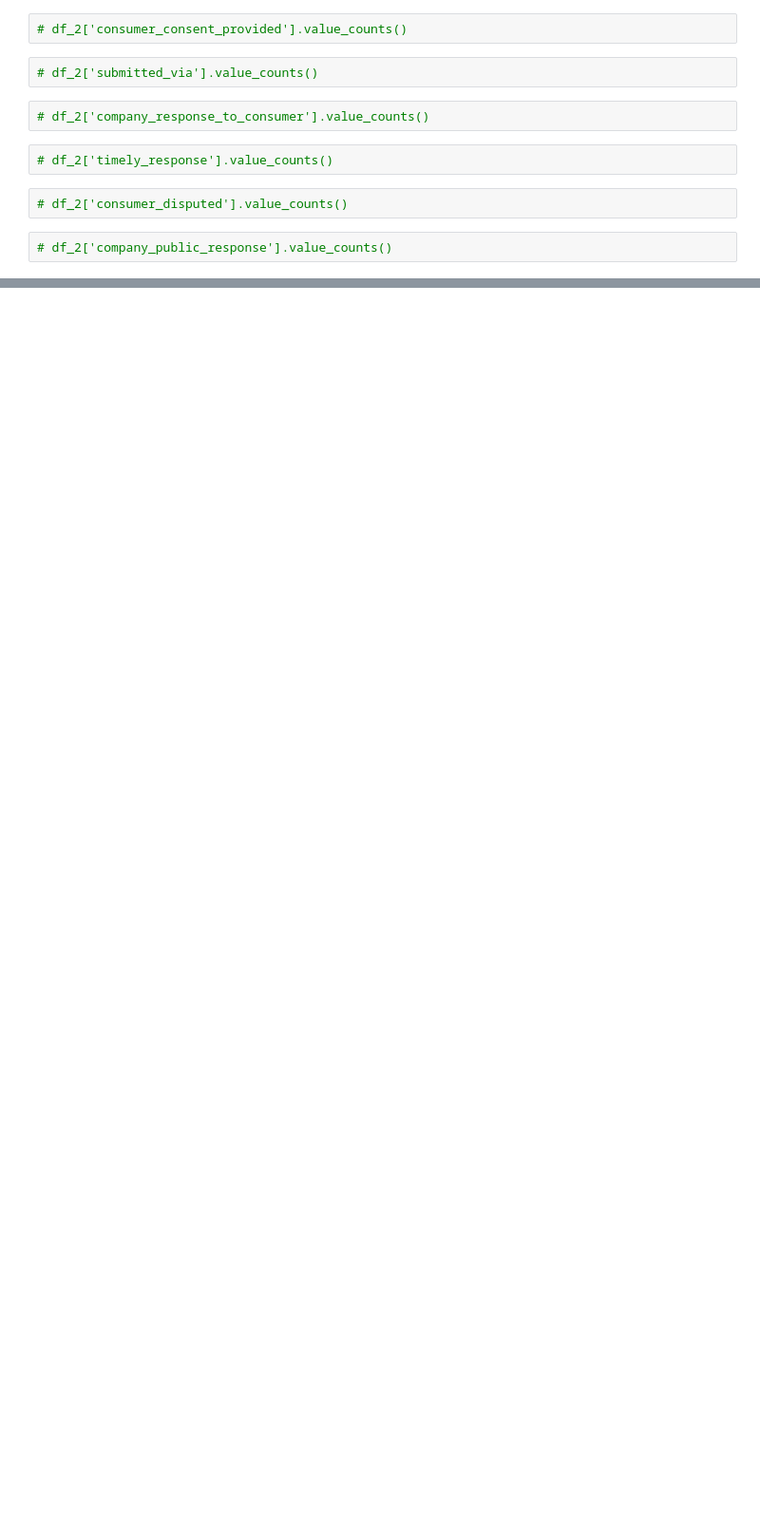
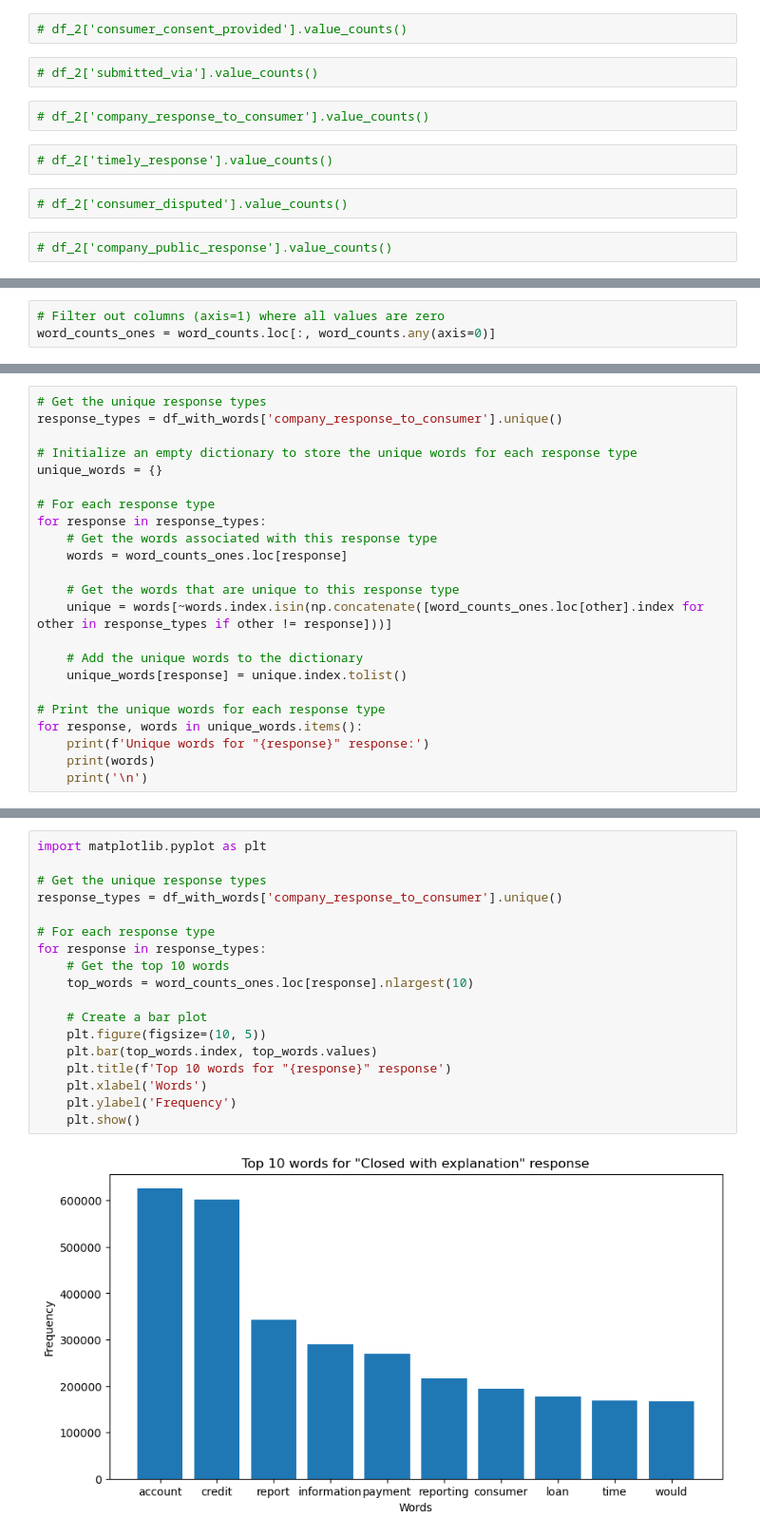
Before and after one commit to DATA-TRAC/consumer-complaint-response, a Jupyter notebook: lugo-capston.ipynb, the cells around one changed output, grey strips where cells are left out. Shown at 95% size. Cells and saved outputs as stored; diff of their text form; blank space fills up the shorter version.

```diff
--- a/lugo-capston.ipynb
+++ b/lugo-capston.ipynb
@@ -200,0 +362,3 @@ df.head()
+# %%
+# Filter out columns (axis=1) where all values are zero
+word_counts_ones = word_counts.loc[:, word_counts.any(axis=0)]
@@ -200,0 +451,23 @@ df.head()
+# %%
+# Get the unique response types
+response_types = df_with_words['company_response_to_consumer'].unique()
+
+# Initialize an empty dictionary to store the unique words for each response type
+unique_words = {}
+
+# For each response type
+for response in response_types:
+    # Get the words associated with this response type
+    words = word_counts_ones.loc[response]
+
+    # Get the words that are unique to this response type
+    unique = words[~words.index.isin(np.concatenate([word_counts_ones.loc[other].index for other in response_types if other != response]))]
+
+    # Add the unique words to the dictionary
+    unique_words[response] = unique.index.tolist()
+
+# Print the unique words for each response type
+for response, words in unique_words.items():
+    print(f'Unique words for "{response}" response:')
+    print(words)
+    print('\n')
@@ -200,0 +493,20 @@ df.head()
+# %%
+import matplotlib.pyplot as plt
+
+# Get the unique response types
+response_types = df_with_words['company_response_to_consumer'].unique()
+
+# For each response type
+for response in response_types:
+    # Get the top 10 words
+    top_words = word_counts_ones.loc[response].nlargest(10)
+
+    # Create a bar plot
+    plt.figure(figsize=(10, 5))
+    plt.bar(top_words.index, top_words.values)
+    plt.title(f'Top 10 words for "{response}" response')
+    plt.xlabel('Words')
+    plt.ylabel('Frequency')
+    plt.show()
+# %% [output]
+[figure, added]
```
Also changed, not shown: parts of 80 cells of this notebook.
